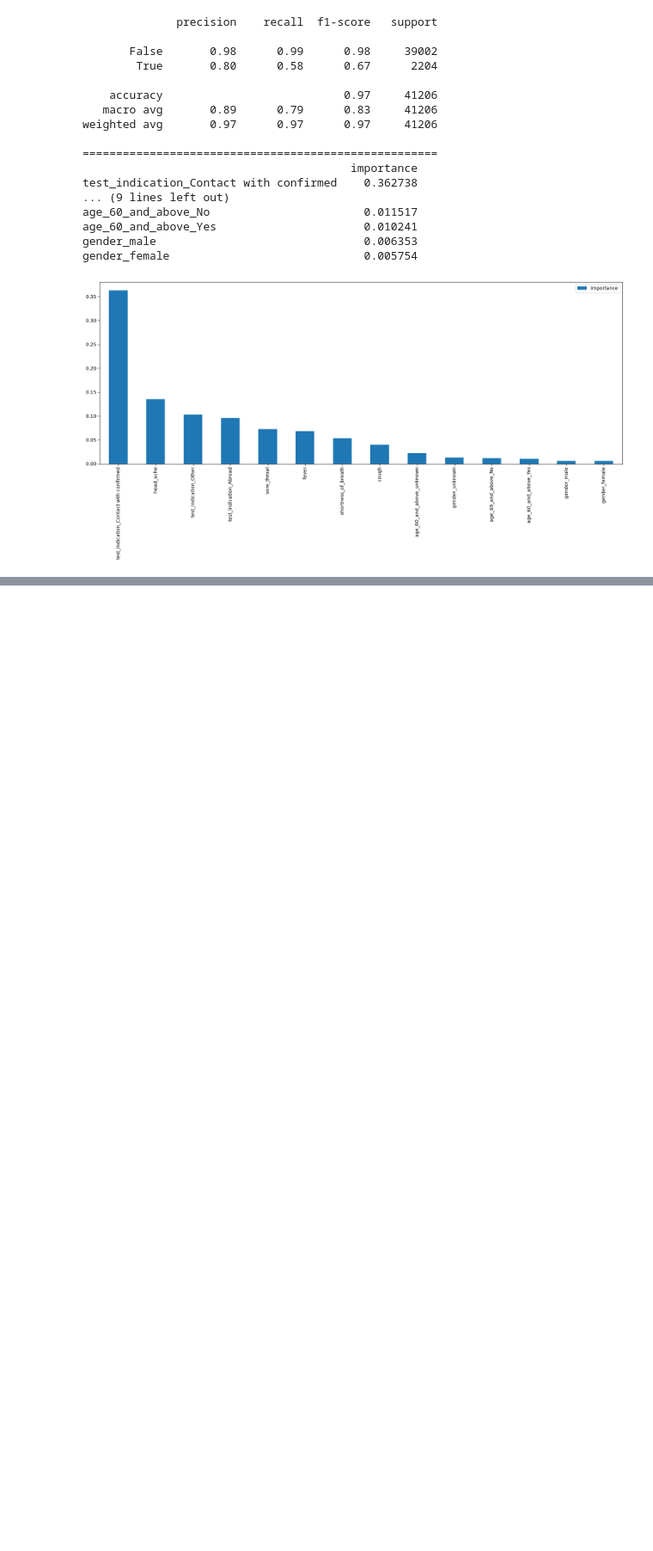
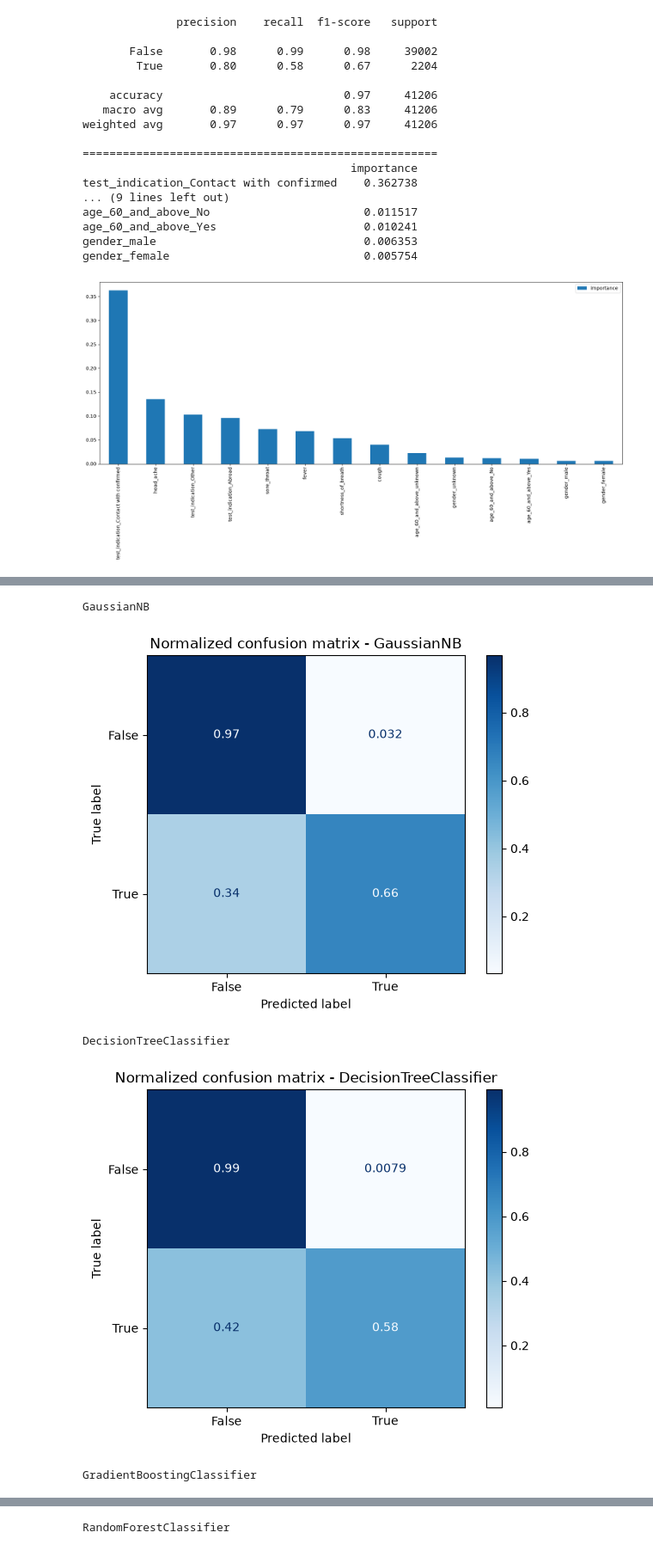
Before and after one commit to JerryBrimacombe/L7Hackthon, a Jupyter notebook: Notebooks/LM_covid.ipynb, the cells around one changed output, grey strips where cells are left out. Shown at 86% size. Saved outputs shown, nothing was run; the diff lists cells and outputs as text; code cells hidden in the pictures; blank space fills up the shorter version.

```diff
--- a/Notebooks/LM_covid.ipynb
+++ b/Notebooks/LM_covid.ipynb
@@ -520,0 +622,39 @@ gcv.fit(X_train, y_train)
+# %%
+from sklearn.metrics import ConfusionMatrixDisplay
+
+def plotConfusionMatrix(classifier,X_test,y_test):
+    # Plot non-normalized confusion matrix
+    name = type(classifier).__name__
+    print(name)
+    titles_options = [
+        #("Confusion matrix, without normalization - "+name, None),
+        ("Normalized confusion matrix - "+name, "true"),
+    ]
+
+
+    for title, normalize in titles_options:
+        disp = ConfusionMatrixDisplay.from_estimator(
+            classifier,
+            X_test,
+            y_test,
+            #display_labels=class_names,
+            cmap=plt.cm.Blues,
+            normalize=normalize,
+        )
+        disp.ax_.set_title(title)
+
+        ##print(title)
+        #print(disp.confusion_matrix)
+
+    plt.show()
+# %%
+plotConfusionMatrix(nb_model,X_test,y_test)
+plotConfusionMatrix(dtc_model,X_test,y_test)
+plotConfusionMatrix(gbc_model,X_test,y_test)
+plotConfusionMatrix(rf,X_test,y_test)
+# %% [output]
+GaussianNB
+[figure, added]
+DecisionTreeClassifier
+[figure, added]
+GradientBoostingClassifier
@@ -520,0 +662 @@ gcv.fit(X_train, y_train)
+RandomForestClassifier
```
Also changed, not shown: parts of 28 cells of this notebook.
